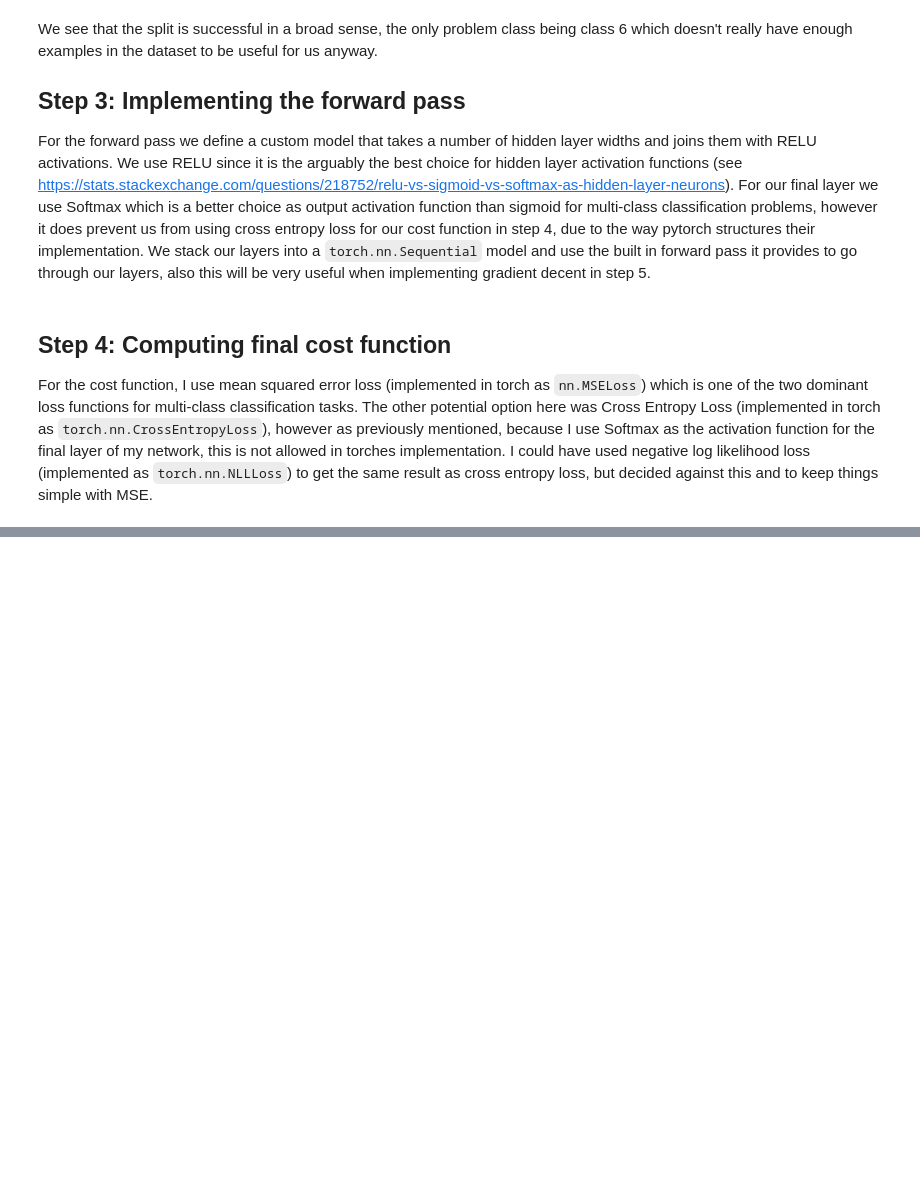
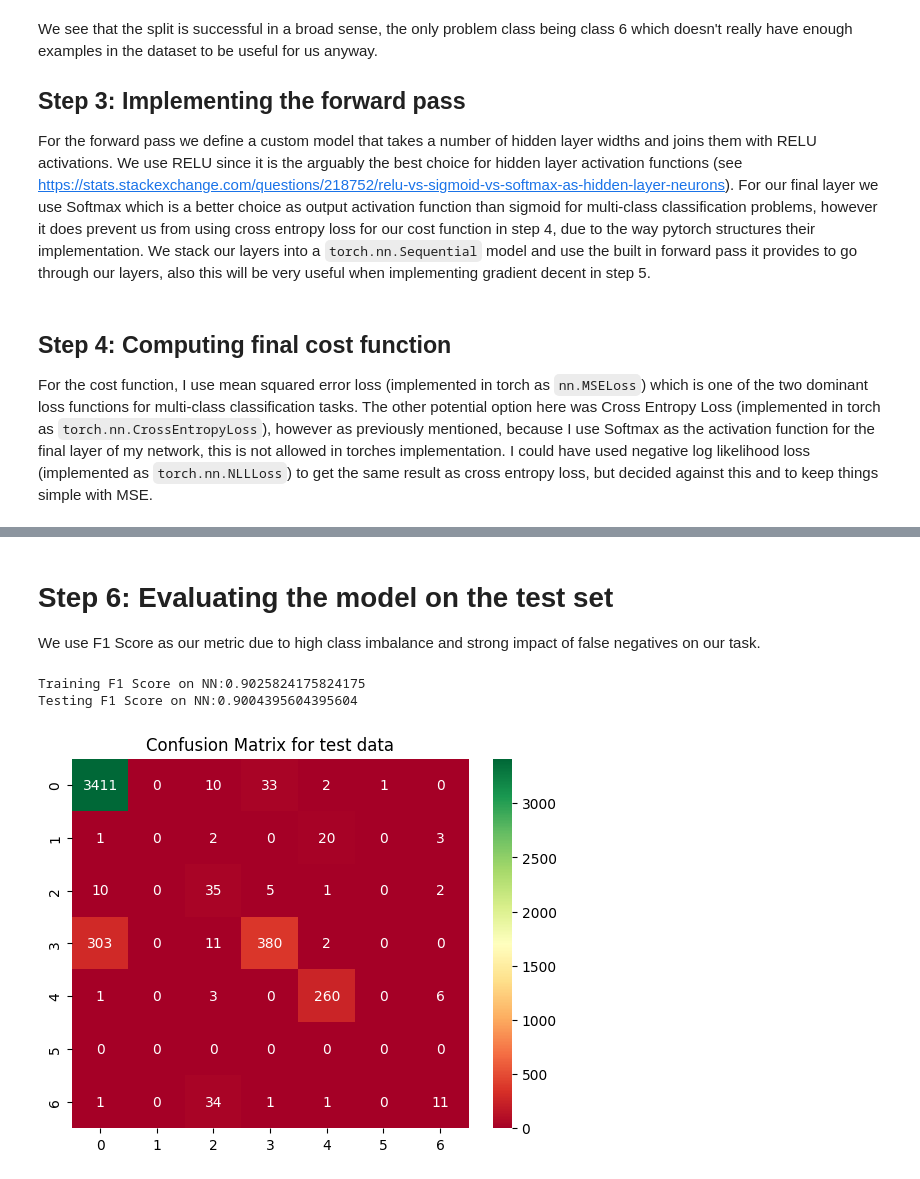
Before and after one commit to James-Oswald/CSCI-6962-Projects-in-ML-AI, a Jupyter notebook: hw3/hw3.ipynb, the cells around one changed output, grey strips where cells are left out. Cells and saved outputs as stored; diff of their text form; code cells hidden in the pictures; blank space fills up the shorter version.

Commit message:
Finished Tasks 3 and 4

```diff
--- a/hw3/hw3.ipynb
+++ b/hw3/hw3.ipynb
@@ -137,9 +138,10 @@ We see that the split is successful in a broad sense, the only problem class bei
 
 For the forward pass we define a custom model that takes a number of hidden layer widths and joins them with RELU activations. We use RELU since it is the arguably the best choice for hidden layer activation functions (see https://stats.stackexchange.com/questions/218752/relu-vs-sigmoid-vs-softmax-as-hidden-layer-neurons). For our final layer we use Softmax which is a better choice as output activation function than sigmoid for multi-class classification problems, however it does prevent us from using cross entropy loss for our cost function in step 4, due to the way pytorch structures their implementation. We stack our layers into a `torch.nn.Sequential` model and use the built in forward pass it provides to go through our layers, also this will be very useful when implementing gradient decent in step 5.
 # %%
+import torch
 import torch.nn as nn
 
-class MyModel:
+class MyNeuralNetwork:
 
     #layer_widths is an array with the widths of each hidden layer in our network
     #layer_widths[0] is the input size and does not correspond to a hidden layer
@@ -150,13 +152,13 @@ class MyModel:
 
         #For each hidden layer we create a linear layer with the given width and use RELU as the activation function
         self.layers = []
-        for i in len(1, len(layer_widths)-1):
+        for i in range(1, len(layer_widths)-1):
             self.layers.append(nn.Linear(layer_widths[i - 1], layer_widths[i]))
             self.layers.append(nn.ReLU())
 
         #For the final layer we use softmax since it is better than sigmoid for classification problems
         self.layers.append(nn.Linear(layer_widths[-2], layer_widths[-1]))
-        self.layers.append(nn.Softmax())
+        self.layers.append(nn.Softmax(dim=1))
 
         #create the model
         self.model = nn.Sequential(*self.layers)
@@ -164,6 +166,10 @@ class MyModel:
     # X is the input tensor of features, returns the value
     def forward_pass(self, X):
         return self.model(X)
+
+    #return class predictions from model output
+    def predict(self, X):
+        return torch.argmax(self.forward_pass(X), dim=1 if len(X.shape) >= 2 else 0)
 # %% [markdown]
 
 ## Step 4: Computing final cost function
@@ -185,0 +257,27 @@ an optimization algorithm? Why or why not?
+# %% [markdown]
+
+# Step 6: Evaluating the model on the test set
+We use F1 Score as our metric due to high class imbalance and strong impact of false negatives on our task.
+# %%
+
+import sklearn.metrics
+
+
+def evaluate_MyNeuralNetwork(my_nn):
+    x_train_tensor = torch.from_numpy(x_train.to_numpy(dtype=np.float32))
+    x_test_tensor = torch.from_numpy(x_test.to_numpy(dtype=np.float32))
+    train_pred = my_nn.predict(x_train_tensor)
+    test_pred = my_nn.predict(x_test_tensor)
+    train_score = sklearn.metrics.f1_score(y_train, train_pred, average="micro")
+    test_score = sklearn.metrics.f1_score(y_test, test_pred, average="micro")
+    print("Training F1 Score on NN:" + str(train_score))
+    print("Testing F1 Score on NN:" + str(test_score))
+    confusion_matrix = sklearn.metrics.confusion_matrix(y_test, test_pred)
+    plt.title("Confusion Matrix for test data")
+    sns.heatmap(confusion_matrix, annot=True, cmap='RdYlGn', fmt='d')
+
+evaluate_MyNeuralNetwork(model)
+# %% [output]
+Training F1 Score on NN:0.9025824175824175
+Testing F1 Score on NN:0.9004395604395604
+[figure, added]
```
Also changed, not shown: parts of 18 cells of this notebook.
